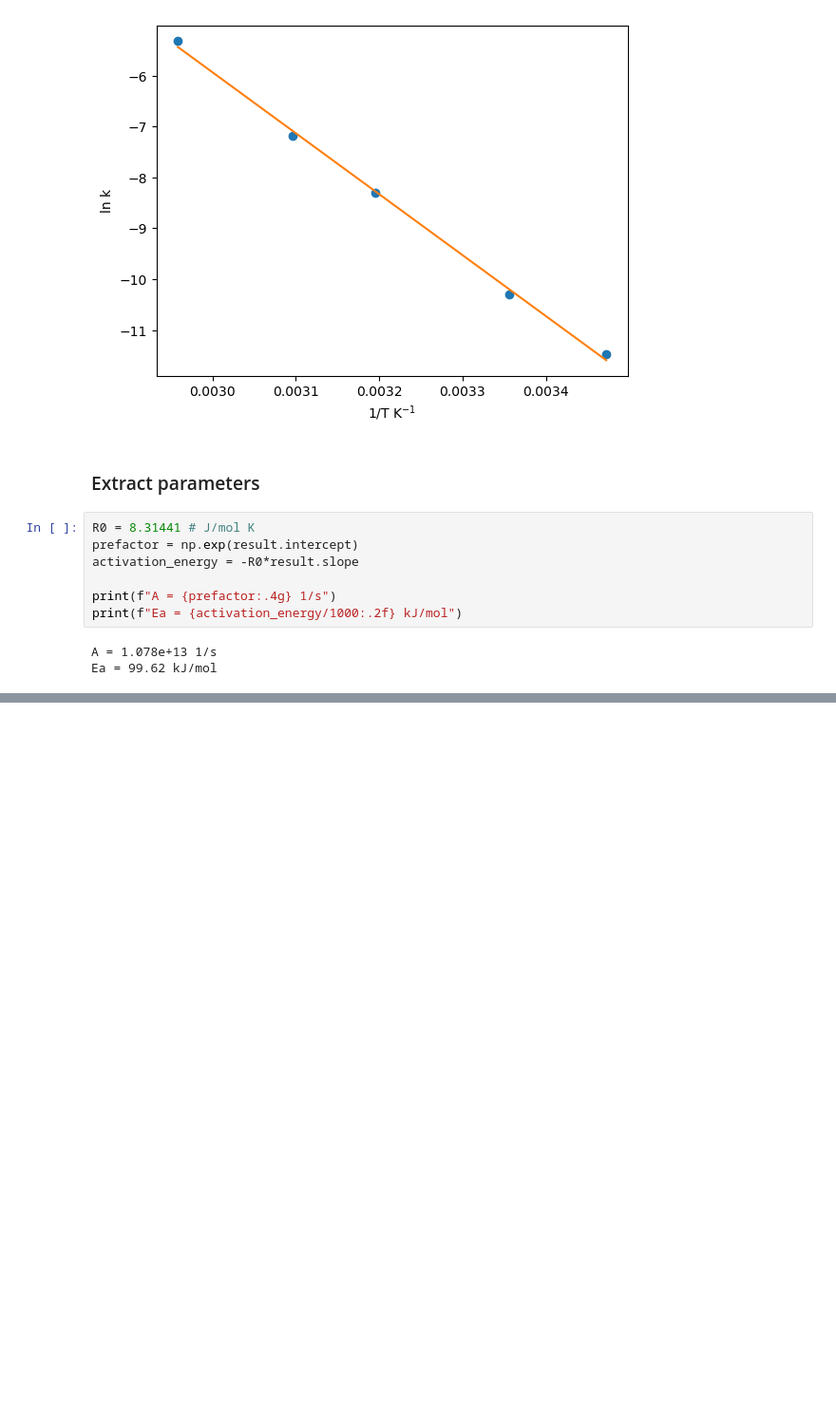
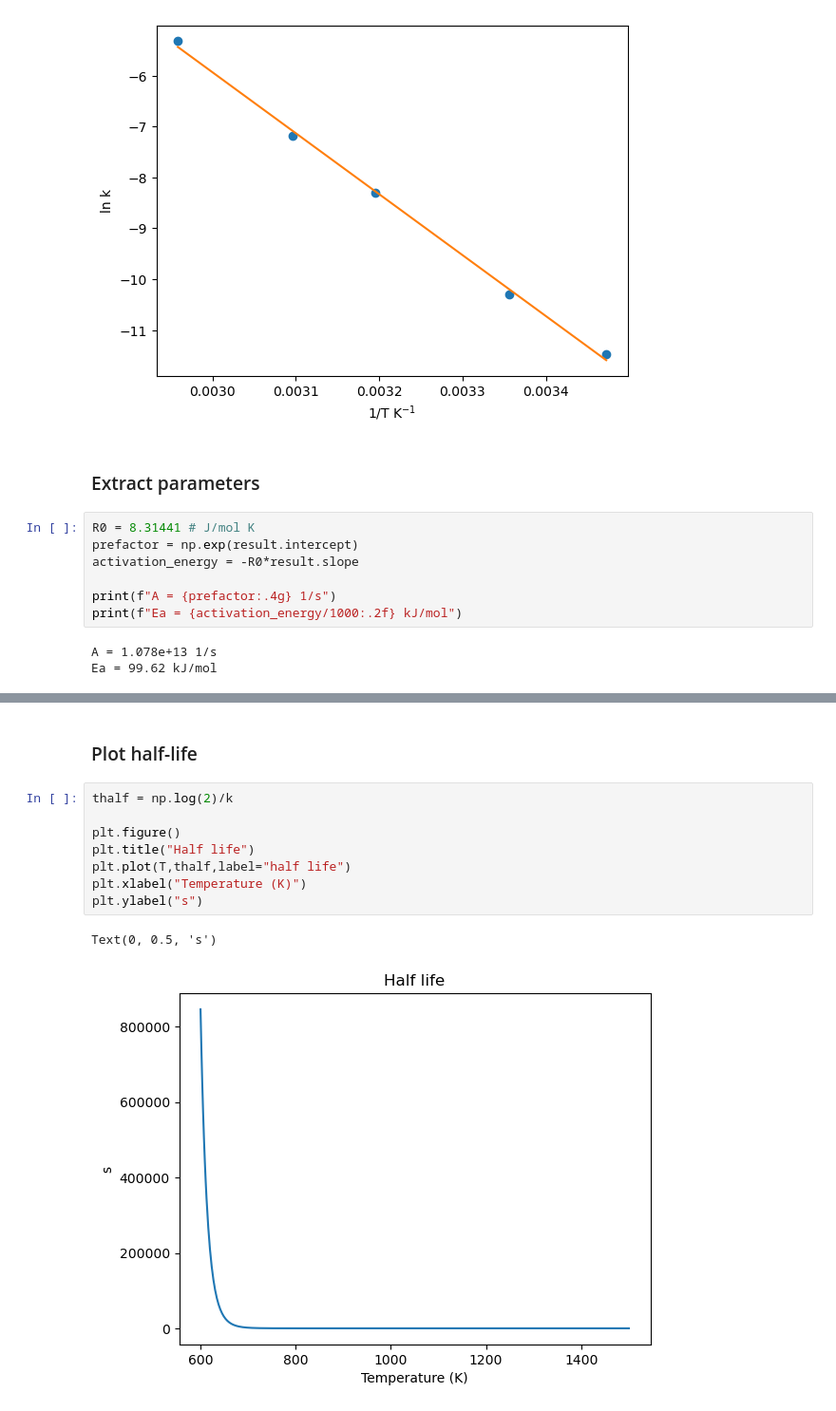
Before and after one commit to wmfschneider/CBE60546, a Jupyter notebook: Resources/Examples.ipynb, the cells around one changed output, grey strips where cells are left out. Shown: that part at 95% size. Drawn from its saved outputs; the diff is of its cells as text; blank space fills up the shorter version.

```diff
--- a/Resources/Examples.ipynb
+++ b/Resources/Examples.ipynb
@@ -283,0 +461,13 @@ Ea = 99.62 kJ/mol
+# %% [markdown]
+### Plot half-life
+# %%
+thalf = np.log(2)/k
+
+plt.figure()
+plt.title("Half life")
+plt.plot(T,thalf,label="half life")
+plt.xlabel("Temperature (K)")
+plt.ylabel("s")
+# %% [output]
+Text(0, 0.5, 's')
+[figure, added]
```
Also changed, not shown: parts of 17 cells of this notebook, 39 other files.
